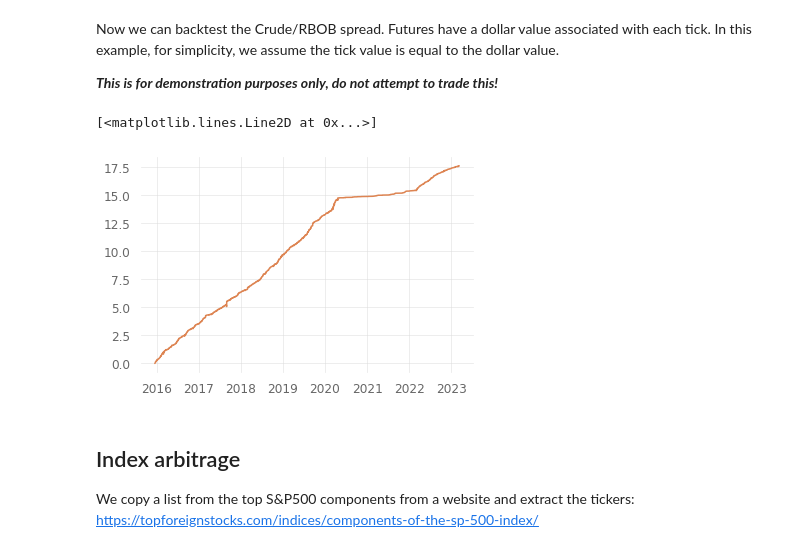
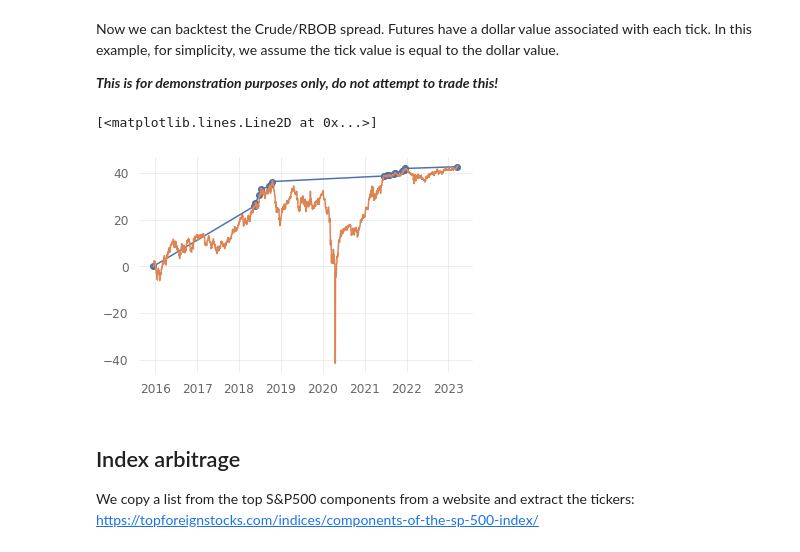
Before and after one commit to rodler/quantinsti_statarb, a Jupyter notebook: PCA_3.ipynb, the cells around one changed output. Saved outputs shown, nothing was run; the diff lists cells and outputs as text; code cells hidden in the pictures.

```diff
--- a/PCA_3.ipynb
+++ b/PCA_3.ipynb
@@ -304,11 +336,11 @@ Now we can backtest the Crude/RBOB spread. Futures have a dollar value associate
 ***This is for demonstration purposes only, do not attempt to trade this!***
 # %%
 inpos = 0
-pnls = []
+pnls = [0]
 unrlzd = []
 dt = []
-dates = []
-th = .01
+dates = [pair.index[1500]]
+th = .007
 comms = 0.0
 
 # Looping through each time step
@@ -319,43 +351,47 @@ for i in range(1500,len(pair)):
     evals,evec = pca(pair.iloc[:i])
 
     # Extracting the first principal component
-    wgts = evec[:,0]
+    wgts = evec[:,1]
 
   # Calculating the spread based on weights
-  spread = (pair*wgts).diff().values[:,1]
+  spread = (pair*wgts).sum(axis=1)
 
   # Calculating the unrealized PnL based on position
   unrlzd.append((spread[i]-spread[i-1])*inpos)
   dt.append(pair.index[i])
 
   # Short entry condition when spread exceeds threshold
-  if not inpos and spread[i]>th:
+  if not inpos and spread[i]-spread.mean()>th:
     inpos=-1
     entry = spread[i]
 
   # Short exit conditions, spread goes below zero
-  elif inpos<0 and spread[i]<0:
+  elif inpos<0 and spread[i]-spread.mean()<0:
 
     # Adding trading costs
     unrlzd[-1]-=comms
     inpos = 0
+    pnls.append(entry-spread[i])
+    dates.append(pair.index[i])
 
   # Long entry condition when spread goes below threshold
-  elif not inpos and spread[i]<-th:
+  elif not inpos and spread[i]-spread.mean()<-th:
     inpos=1
     entry = spread[i]
 
   # long exit conditions, spread exceeds zero
-  elif inpos>0 and spread[i]>0:
+  elif inpos>0 and spread[i]-spread.mean()>0:
     unrlzd[-1]-=comms
     inpos = 0
+    pnls.append(spread[i]-entry)
+    dates.append(pair.index[i])
 
 # Plotting the results
-plt.plot(dates,np.cumsum(pnls),'o')
+plt.plot(dates,np.cumsum(pnls),'-o')
 plt.plot(dt,np.cumsum(unrlzd))
 # %% [output]
 [<matplotlib.lines.Line2D at 0x...>]
-[figure, old version]
+[figure, new version]
 # %% [markdown]
 ## Index arbitrage
 
```
Also changed, not shown: parts of 23 cells of this notebook.
